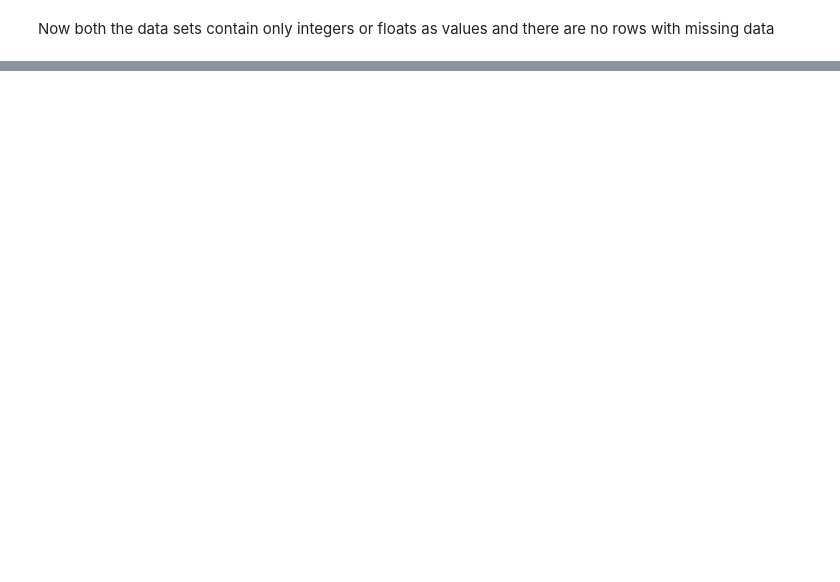
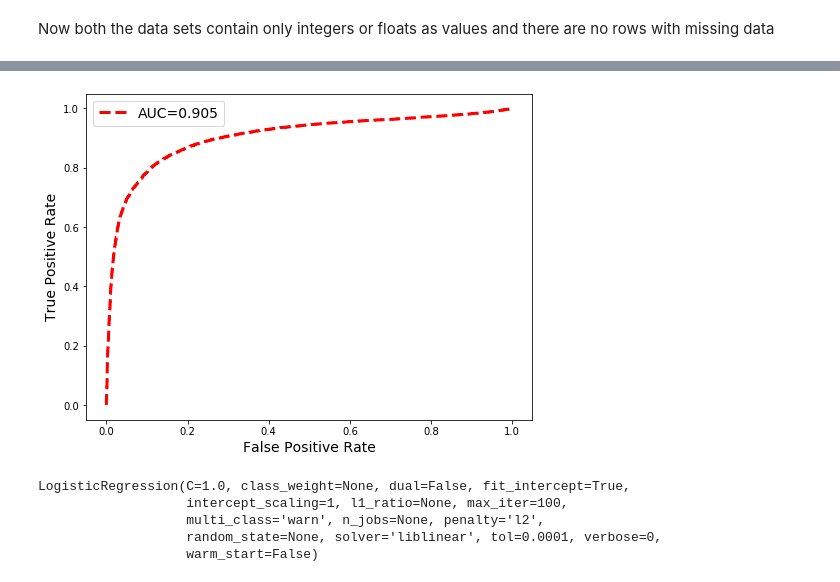
Before and after one commit to hunterray4/MA477, a Jupyter notebook: ma477_project 2_ray.ipynb.ipynb, the cells around one changed output, grey strips where cells are left out. Drawn from its saved outputs; the diff is of its cells as text; code cells hidden in the pictures; blank space fills up the shorter version.

```diff
--- a/ma477_project 2_ray.ipynb.ipynb
+++ b/ma477_project 2_ray.ipynb.ipynb
@@ -379,0 +474,4 @@ ValueError: Wrong number of items passed 26, placement implies 103904
+# %%
+X_train,X_test,y_train,y_test=train_test_split(lr_x_sc,lr_y,test_size=0.3,random_state=102)
+# %%
+lr.fit(X_train,y_train)
@@ -379,0 +493,6 @@ ValueError: Wrong number of items passed 26, placement implies 103904
+# %%
+#'pred' will output the actual class...it will be either a 0 or a 1 in our case
+lr_pred=lr.predict(X_test)
+
+#pred_prob will output the actual probabilities for each class
+lr_pred_prob=lr.predict_proba(X_test)
@@ -379,0 +515,12 @@ ValueError: Wrong number of items passed 26, placement implies 103904
+# %%
+fp,tp,_=roc_curve(y_test,lr_pred_prob[:,1])
+area=auc(fp,tp)
+# %%
+plt.figure(figsize=(8,6))
+plt.plot(fp,tp, 'r--',lw=3,label='AUC={:.3f}'.format(area))
+plt.xlabel("False Positive Rate",fontsize=14)
+plt.ylabel("True Positive Rate",fontsize=14)
+plt.legend(fontsize=14)
+plt.show()
+# %% [output]
+[figure, added]
@@ -379,0 +571,8 @@ ValueError: Wrong number of items passed 26, placement implies 103904
+# %%
+lr_model.fit(lr_x_sc,lr_y)
+# %% [output]
+LogisticRegression(C=1.0, class_weight=None, dual=False, fit_intercept=True,
+                   intercept_scaling=1, l1_ratio=None, max_iter=100,
+                   multi_class='warn', n_jobs=None, penalty='l2',
+                   random_state=None, solver='liblinear', tol=0.0001, verbose=0,
+                   warm_start=False)
```
Also changed, not shown: parts of 63 cells of this notebook.
